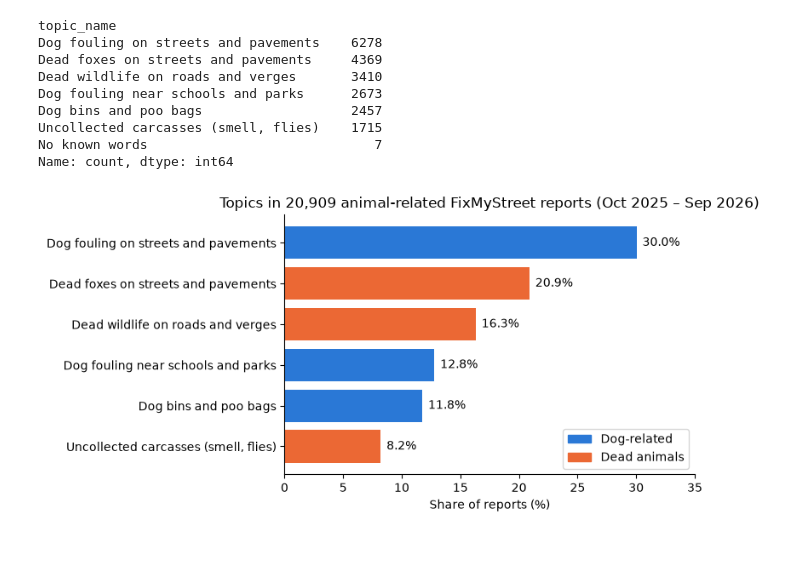
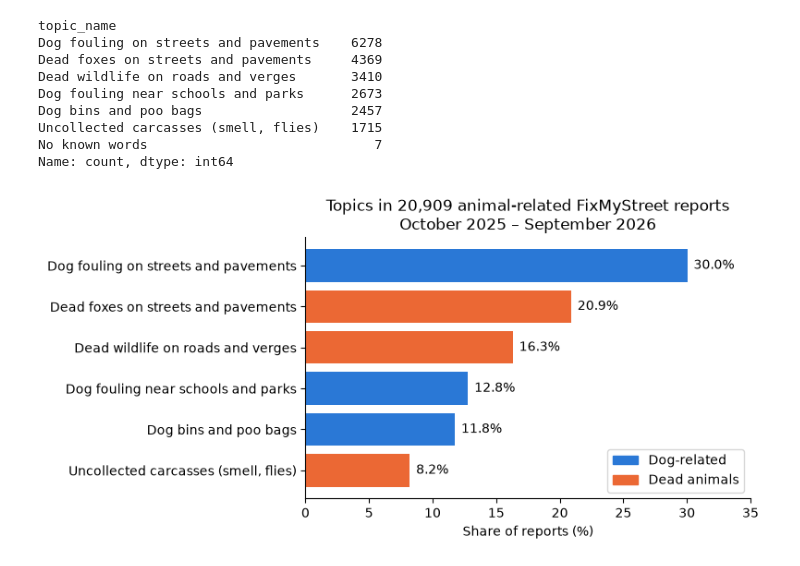
Before and after one commit to nosadfountains/DLBDSEDA02-fixmystreet-topic-analysis, a Jupyter notebook: notebooks/02_analysis.ipynb, the cells around one changed output. Cells and saved outputs as stored; diff of their text form; code cells hidden in the pictures.

```diff
--- a/notebooks/02_analysis.ipynb
+++ b/notebooks/02_analysis.ipynb
@@ -594,27 +594,27 @@ Name: count, dtype: int64
 # %%
 import matplotlib.pyplot as plt
 from matplotlib.patches import Patch
 
 plot_data = shares.drop("No known words").sort_values()
 percent = plot_data / len(counting) * 100
 dog_topics = [topic_names[0], topic_names[2], topic_names[4]]
 colors = ["#2a78d6" if name in dog_topics else "#eb6834" for name in plot_data.index]
 
 fig, ax = plt.subplots(figsize=(8, 4))
 ax.barh(plot_data.index, percent, color=colors)
 for y, value in enumerate(percent):
     ax.text(value + 0.5, y, f"{value:.1f}%", va="center")
 
 ax.set_xlabel("Share of reports (%)")
 ax.set_xlim(0, 35)
-ax.set_title("Topics in 20,909 animal-related FixMyStreet reports (Oct 2025 – Sep 2026)")
+ax.set_title("Topics in 20,909 animal-related FixMyStreet reports\nOctober 2025 – September 2026")
 ax.legend(handles=[Patch(color="#2a78d6", label="Dog-related"),
                    Patch(color="#eb6834", label="Dead animals")], loc="lower right")
 ax.spines[["top", "right"]].set_visible(False)
 
 plt.tight_layout()
 Path("../results").mkdir(exist_ok=True)
 plt.savefig("../results/topic_shares.png", dpi=200)
 plt.show()
 # %% [output]
-[figure, old version]
+[figure, new version]
```
Also changed, not shown: parts of 2 cells of this notebook, 3 other files.
